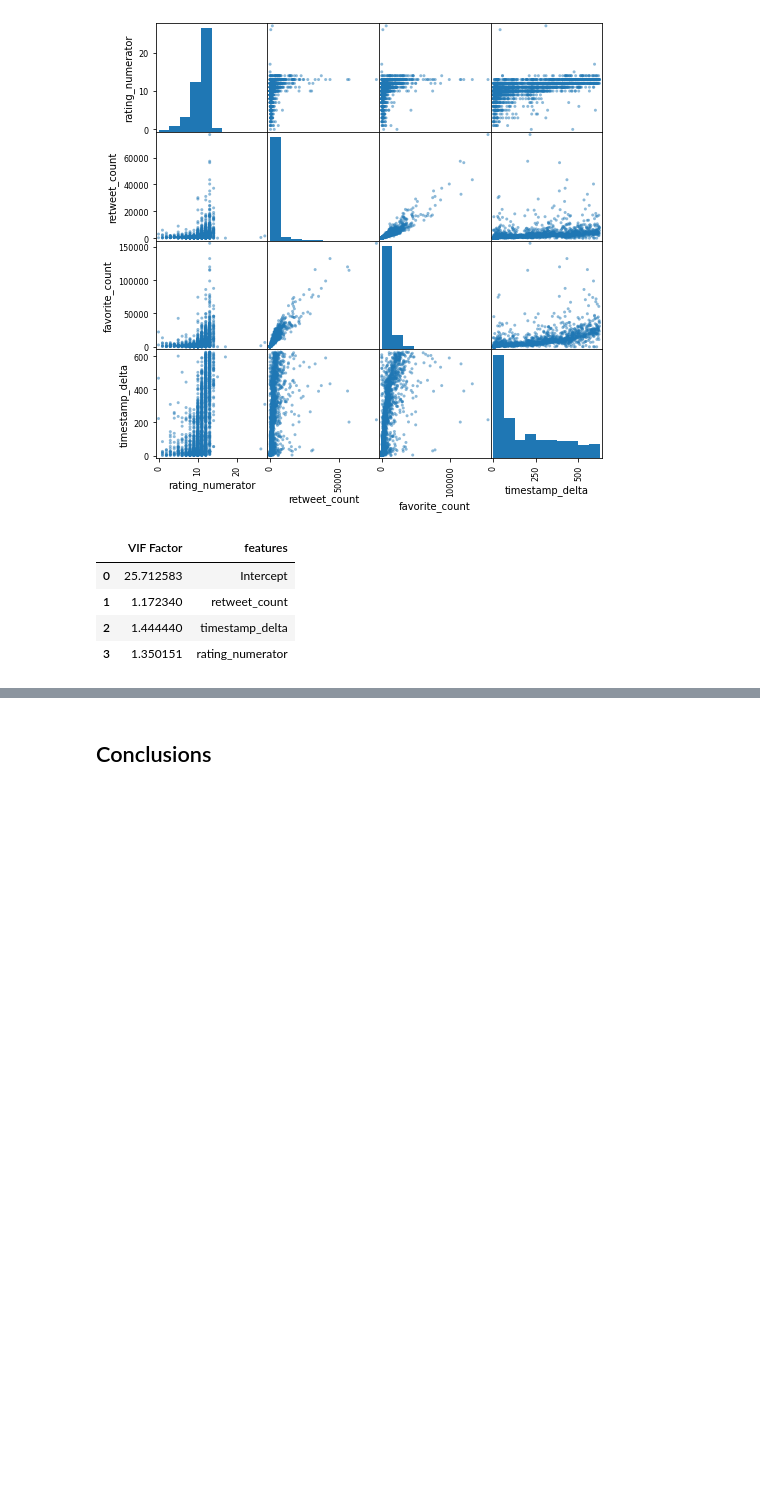
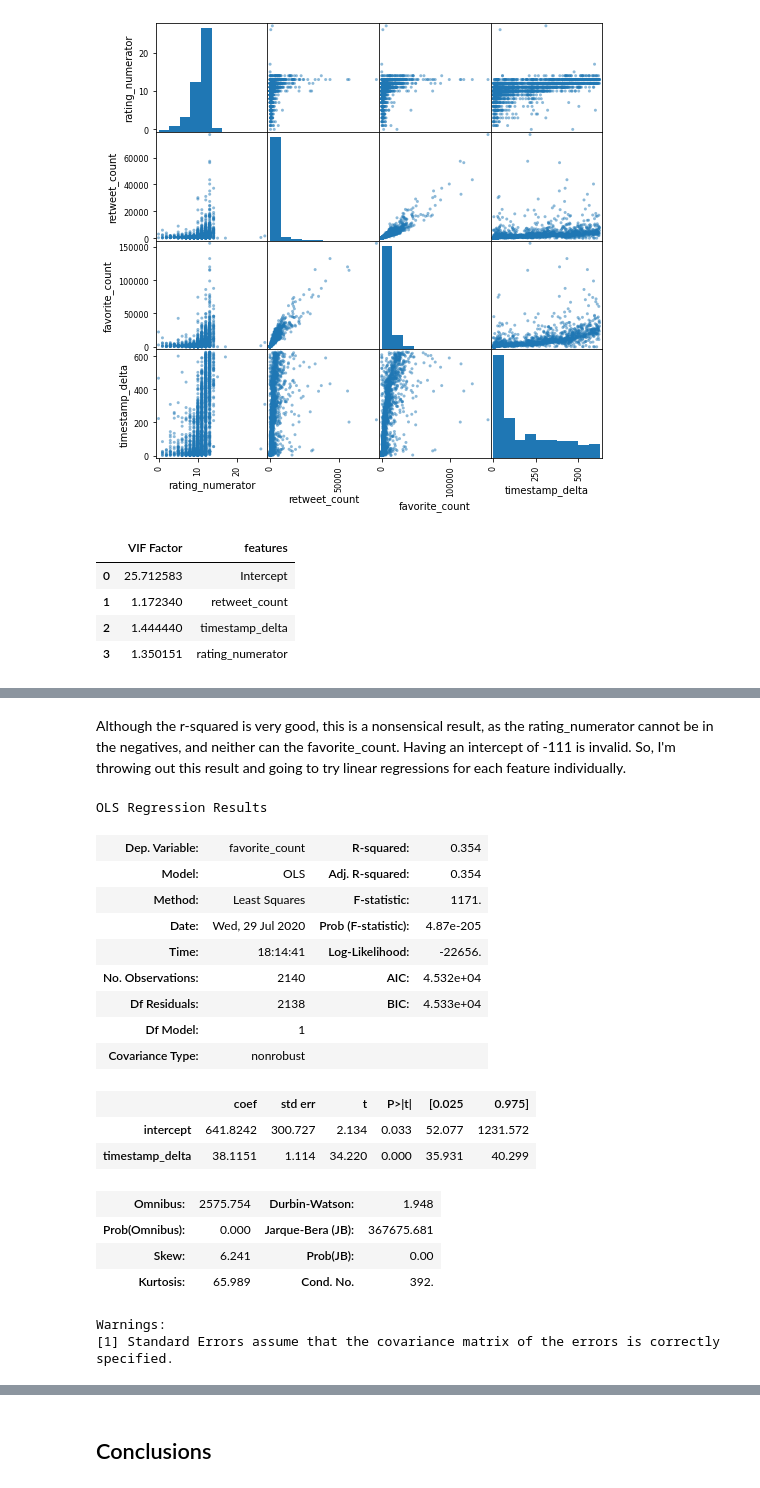
Before and after one commit to shwangelmer/udacityDANDproject5, a Jupyter notebook: wrangle_act.ipynb, the cells around one changed output, grey strips where cells are left out. Drawn from its saved outputs; the diff is of its cells as text; code cells hidden in the pictures; blank space fills up the shorter version.

Commit message:
Complete statistical analysis

```diff
--- a/wrangle_act.ipynb
+++ b/wrangle_act.ipynb
@@ -615,3 +617,29 @@ Warnings:
 [1] Standard Errors assume that the covariance matrix of the errors is correctly specified.
 [2] The condition number is large, 2.53e+04. This might indicate that there are
 strong multicollinearity or other numerical problems.
+# %% [markdown]
+Although the r-squared is very good, this is a nonsensical result, as the rating_numerator cannot be in the negatives, and neither can the favorite_count. Having an intercept of -111 is invalid. So, I'm throwing out this result and going to try linear regressions for each feature individually.
+# %%
+mod = sm.OLS(df_tweet.favorite_count, df_tweet[['intercept', 'timestamp_delta']])
+result = mod.fit()
+result.summary()
+# %% [output]
+OLS Regression Results
+| Dep. Variable: | favorite_count | R-squared: | 0.354 |
+| Model: | OLS | Adj. R-squared: | 0.354 |
+| Method: | Least Squares | F-statistic: | 1171. |
+| Date: | Wed, 29 Jul 2020 | Prob (F-statistic): | 4.87e-205 |
+| Time: | 18:14:41 | Log-Likelihood: | -22656. |
+| No. Observations: | 2140 | AIC: | 4.532e+04 |
+| Df Residuals: | 2138 | BIC: | 4.533e+04 |
+| Df Model: | 1 |  |  |
+| Covariance Type: | nonrobust |  |  |
+|  | coef | std err | t | P>|t| | [0.025 | 0.975] |
+| intercept | 641.8242 | 300.727 | 2.134 | 0.033 | 52.077 | 1231.572 |
+| timestamp_delta | 38.1151 | 1.114 | 34.220 | 0.000 | 35.931 | 40.299 |
+| Omnibus: | 2575.754 | Durbin-Watson: | 1.948 |
+| Prob(Omnibus): | 0.000 | Jarque-Bera (JB): | 367675.681 |
+| Skew: | 6.241 | Prob(JB): | 0.00 |
+| Kurtosis: | 65.989 | Cond. No. | 392. |
+Warnings:
+[1] Standard Errors assume that the covariance matrix of the errors is correctly specified.
```
Also changed, not shown: parts of 5 cells of this notebook.
